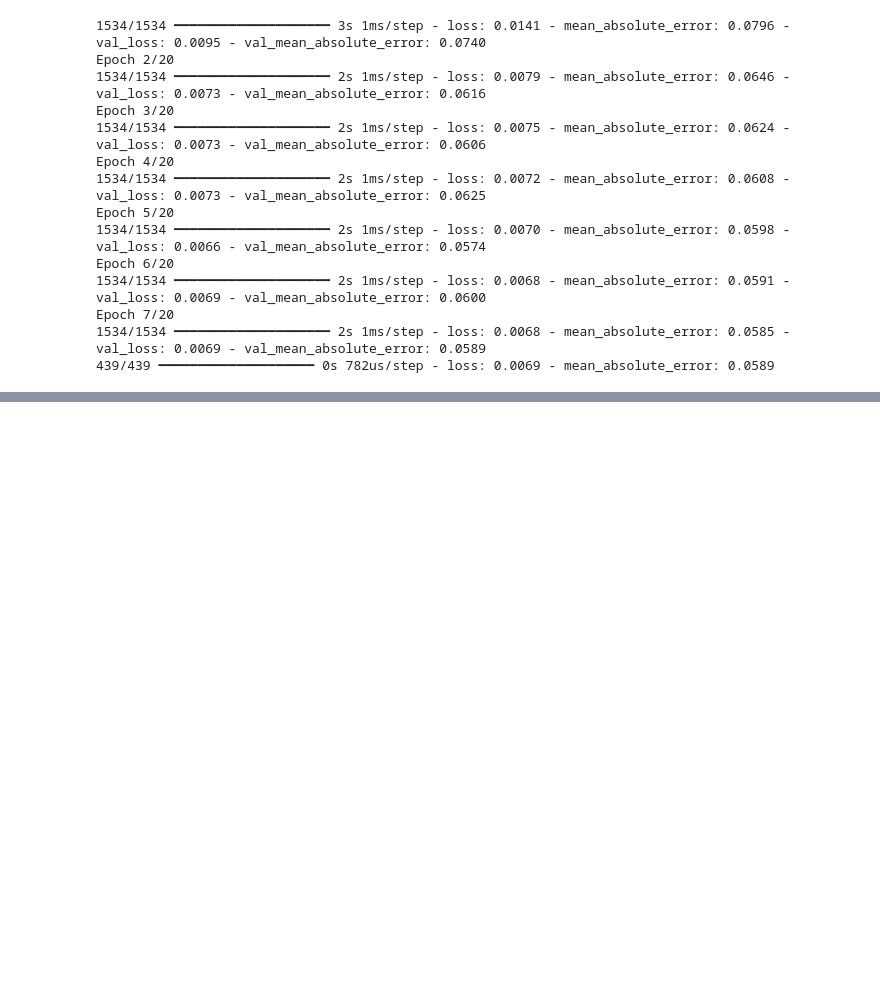
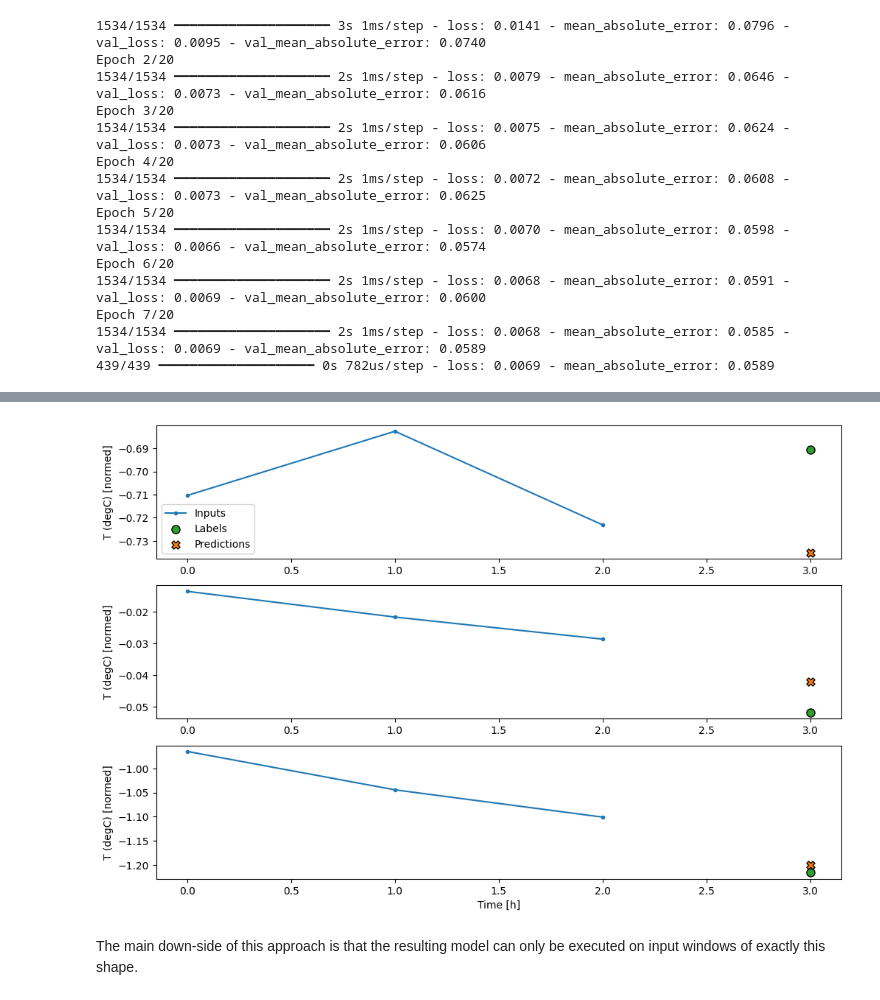
Before and after one commit to Amen1Ftirich/wheather-LLM-model-correlation-analysis, a Jupyter notebook: main_model.ipynb, the cells around one changed output, grey strips where cells are left out. Drawn from its saved outputs; the diff is of its cells as text; code cells hidden in the pictures; blank space fills up the shorter version.

Commit message:
multi-step dense

```diff
--- a/main_model.ipynb
+++ b/main_model.ipynb
@@ -680,0 +712,11 @@ Epoch 7/20
+# %%
+multi_step_dense = tf.keras.Sequential([
+    # Shape: (time, features) => (time*features)
+    tf.keras.layers.Flatten(),
+    tf.keras.layers.Dense(units=32, activation='relu'),
+    tf.keras.layers.Dense(units=32, activation='relu'),
+    tf.keras.layers.Dense(units=1),
+    # Add back the time dimension.
+    # Shape: (outputs) => (1, outputs)
+    tf.keras.layers.Reshape([1, -1]),
+])
@@ -680,0 +737,6 @@ Epoch 7/20
+# %%
+conv_window.plot(multi_step_dense)
+# %% [output]
+[figure, added]
+# %% [markdown]
+The main down-side of this approach is that the resulting model can only be executed on input windows of exactly this shape.
```
Also changed, not shown: parts of 7 cells of this notebook.
